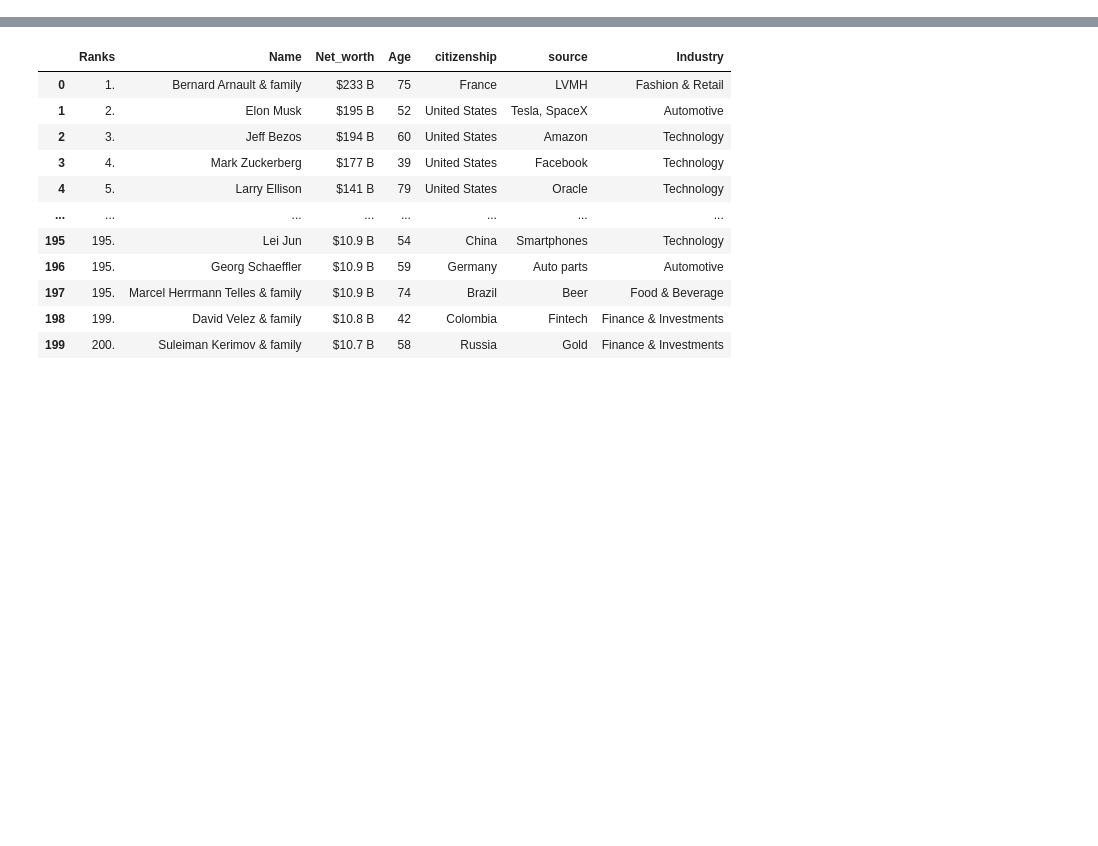
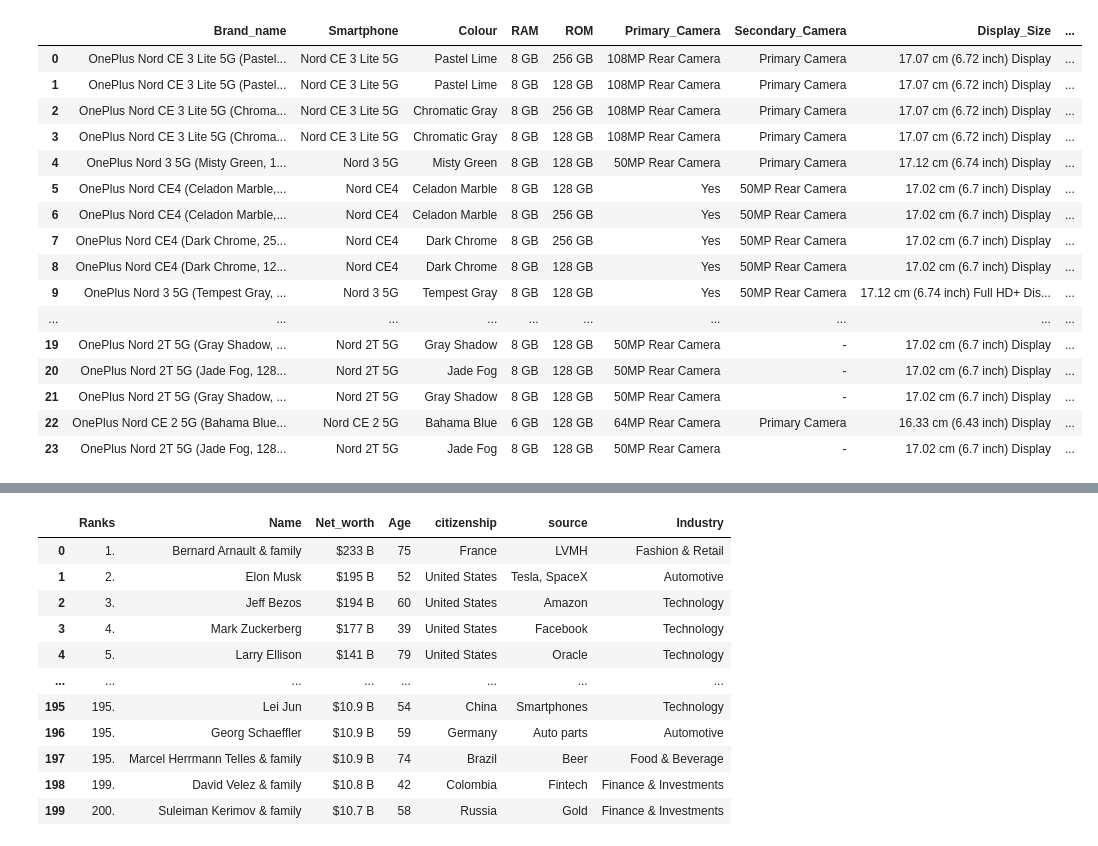
Before and after one commit to Jorathod/Internship, a Jupyter notebook: selenium assignment 3.ipynb, the cells around one changed output, grey strips where cells are left out. Drawn from its saved outputs; the diff is of its cells as text; code cells hidden in the pictures; blank space fills up the shorter version.

```diff
--- a/selenium assignment 3.ipynb
+++ b/selenium assignment 3.ipynb
@@ -76,7 +161,0 @@ print(len(src))
-# %%
-fruits_url=[]
-f=driver.find_elements(By.XPATH,'//div[@class="czzyk XOEbc"]/h3/a')
-for i in f[0:10]:
-    fruits_url.append(i.get_attribute('href'))
-print(len(fruits_url))
-print(fruits_url)
@@ -86,7 +161,0 @@ print(fruits_url)
-# %%
-fruits=[]
-fruits_tags=driver.find_elements(By.XPATH,'//img[@class="sFlh5c pT0Scc iPVvYb')
-for i in fruits_tags[0:10]:
-    fruits.append(i.get_attribute(['data-src']))
-print(len(fruits))
-print(fruits)
@@ -111,12 +180,12 @@ search.send_keys("Oneplus Nord")
 s=driver.find_element(By.CLASS_NAME,"_2iLD__")
 s.click()
 # %%
-urls=[]
+product_urls=[]
 url=driver.find_elements(By.XPATH,'//a[@class="CGtC98"]')
 for i in url:
-    urls.append(i.get_attribute('href'))
+    product_urls.append(i.get_attribute('href'))
 
-print(len(urls))
-print(urls)
+print(len(product_urls))
+print(product_urls)
 # %% [output]
 24
@@ -138,7 +259,0 @@ print(len(brand_name))
-# %%
-brand_name=[]
-b=driver.find_elements(By.XPATH,'//div[@class="yKfJKb row"]/div[1]/div[1]')
-for i in b:
-    brand_name.append(i.text)
-print(len(brand_name))
-print(brand_name)
@@ -366 +268,24 @@ for i in company_tags[0:10]:
 #“Rank”, “Name”, “Net worth”, “Age”, “Citizenship”, “Source”, “Industry”.
+# %%
+
+import pandas as pd
+df=pd.DataFrame({'Brand_name':brand_name,'Smartphone':smartphone,'Colour':colour,'RAM':RAM,'ROM':ROM,'Primary_Camera':Primary_Camera,'Secondary_Camera':Secondary_Camera,'Display_Size':Display_Size,'Battery_Capacity':Battery_Capacity,'Price':Price})
+df
+# %% [output]
+|  | Brand_name | Smartphone | Colour | RAM | ROM | Primary_Camera | Secondary_Camera | Display_Size | ... |
+| 0 | OnePlus Nord CE 3 Lite 5G (Pastel... | Nord CE 3 Lite 5G | Pastel Lime | 8 GB | 256 GB | 108MP Rear Camera | Primary Camera | 17.07 cm (6.72 inch) Display | ... |
+| 1 | OnePlus Nord CE 3 Lite 5G (Pastel... | Nord CE 3 Lite 5G | Pastel Lime | 8 GB | 128 GB | 108MP Rear Camera | Primary Camera | 17.07 cm (6.72 inch) Display | ... |
+| 2 | OnePlus Nord CE 3 Lite 5G (Chroma... | Nord CE 3 Lite 5G | Chromatic Gray | 8 GB | 256 GB | 108MP Rear Camera | Primary Camera | 17.07 cm (6.72 inch) Display | ... |
+| 3 | OnePlus Nord CE 3 Lite 5G (Chroma... | Nord CE 3 Lite 5G | Chromatic Gray | 8 GB | 128 GB | 108MP Rear Camera | Primary Camera | 17.07 cm (6.72 inch) Display | ... |
+| 4 | OnePlus Nord 3 5G (Misty Green, 1... | Nord 3 5G | Misty Green | 8 GB | 128 GB | 50MP Rear Camera | Primary Camera | 17.12 cm (6.74 inch) Display | ... |
+| 5 | OnePlus Nord CE4 (Celadon Marble,... | Nord CE4 | Celadon Marble | 8 GB | 128 GB | Yes | 50MP Rear Camera | 17.02 cm (6.7 inch) Display | ... |
+| 6 | OnePlus Nord CE4 (Celadon Marble,... | Nord CE4 | Celadon Marble | 8 GB | 256 GB | Yes | 50MP Rear Camera | 17.02 cm (6.7 inch) Display | ... |
+| 7 | OnePlus Nord CE4 (Dark Chrome, 25... | Nord CE4 | Dark Chrome | 8 GB | 256 GB | Yes | 50MP Rear Camera | 17.02 cm (6.7 inch) Display | ... |
+| 8 | OnePlus Nord CE4 (Dark Chrome, 12... | Nord CE4 | Dark Chrome | 8 GB | 128 GB | Yes | 50MP Rear Camera | 17.02 cm (6.7 inch) Display | ... |
+| 9 | OnePlus Nord 3 5G (Tempest Gray, ... | Nord 3 5G | Tempest Gray | 8 GB | 128 GB | Yes | 50MP Rear Camera | 17.12 cm (6.74 inch) Full HD+ Dis... | ... |
+| ... | ... | ... | ... | ... | ... | ... | ... | ... | ... |
+| 19 | OnePlus Nord 2T 5G (Gray Shadow, ... | Nord 2T 5G | Gray Shadow | 8 GB | 128 GB | 50MP Rear Camera | - | 17.02 cm (6.7 inch) Display | ... |
+| 20 | OnePlus Nord 2T 5G (Jade Fog, 128... | Nord 2T 5G | Jade Fog | 8 GB | 128 GB | 50MP Rear Camera | - | 17.02 cm (6.7 inch) Display | ... |
+| 21 | OnePlus Nord 2T 5G (Gray Shadow, ... | Nord 2T 5G | Gray Shadow | 8 GB | 128 GB | 50MP Rear Camera | - | 17.02 cm (6.7 inch) Display | ... |
+| 22 | OnePlus Nord CE 2 5G (Bahama Blue... | Nord CE 2 5G | Bahama Blue | 6 GB | 128 GB | 64MP Rear Camera | Primary Camera | 16.33 cm (6.43 inch) Display | ... |
+| 23 | OnePlus Nord 2T 5G (Jade Fog, 128... | Nord 2T 5G | Jade Fog | 8 GB | 128 GB | 50MP Rear Camera | - | 17.02 cm (6.7 inch) Display | ... |
```
Also changed, not shown: parts of 82 cells of this notebook.
